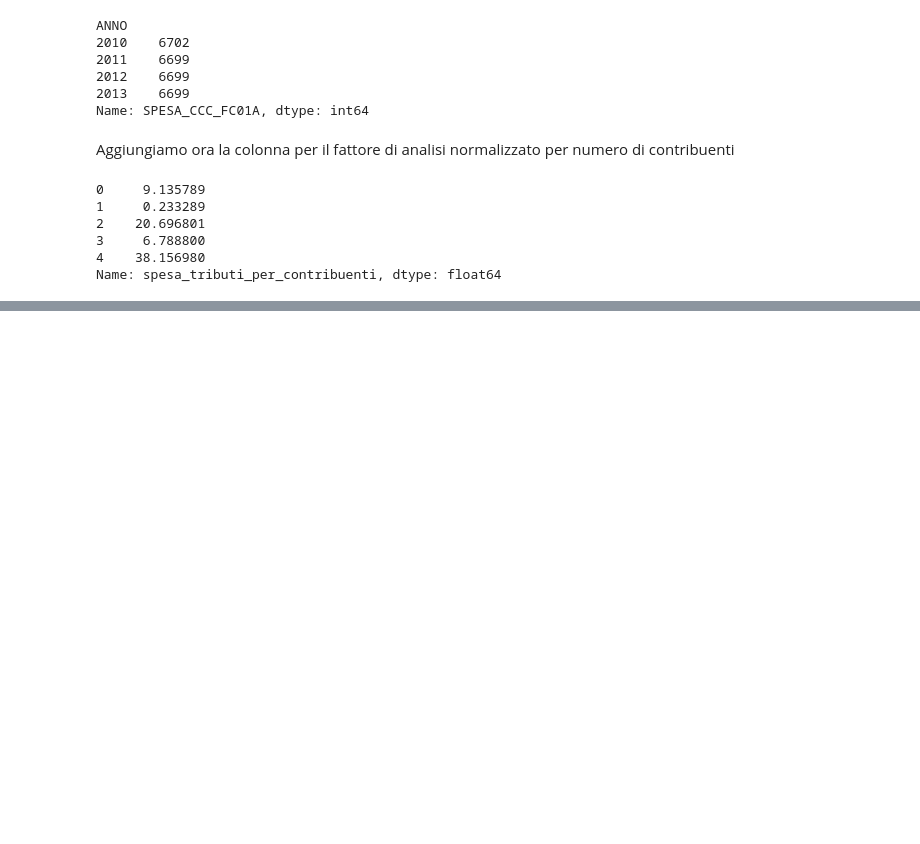
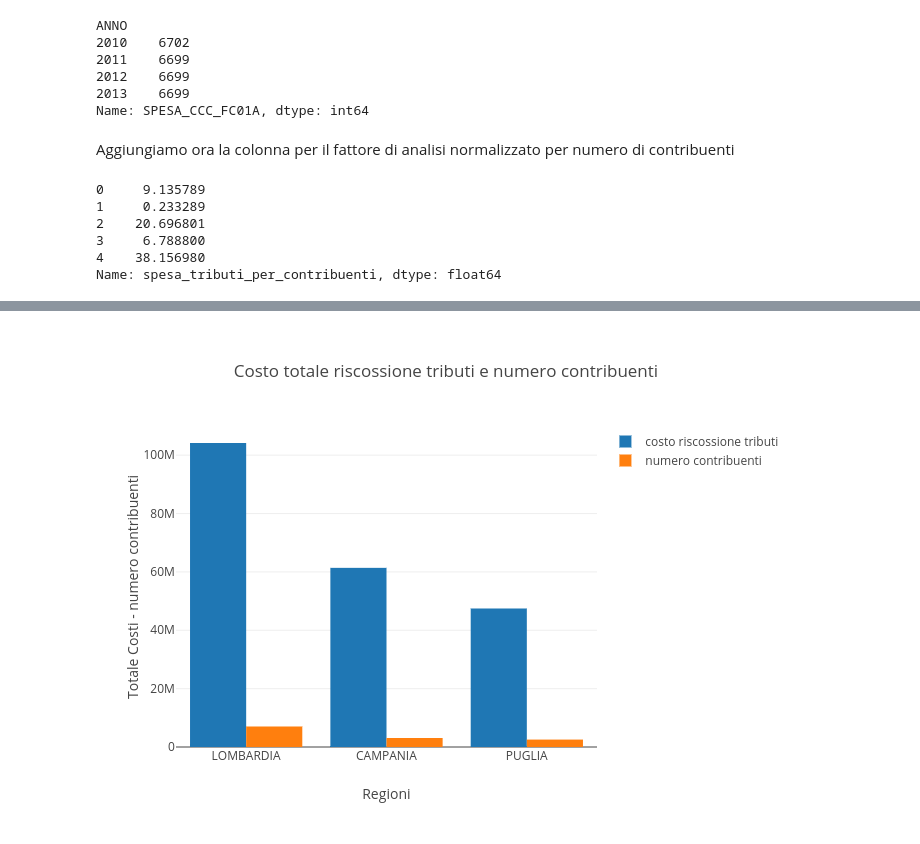
Before and after one commit to teamdigitale/daf-data-science, a Jupyter notebook: opencivitas/analisi riscossione tributi.ipynb, the cells around one changed output, grey strips where cells are left out. Cells and saved outputs as stored; diff of their text form; code cells hidden in the pictures; blank space fills up the shorter version.

```diff
--- a/opencivitas/analisi riscossione tributi.ipynb
+++ b/opencivitas/analisi riscossione tributi.ipynb
@@ -113,0 +145,35 @@ display(x,y)
+# %%
+# mediamo sul numero degli anni in analisi
+df_regione_sum = df.groupby(df.Regione).sum() / 4
+
+fattori_analisi = [fattore, tot_contribuenti]
+regioni_interesse = ['PUGLIA','LOMBARDIA','CAMPANIA']
+
+df_tributi_contribuenti = df_regione_sum[fattori_analisi]
+
+df_regioni_interesse = df_tributi_contribuenti.loc[regioni_interesse,:]
+df_regioni_interesse = df_regioni_interesse.sort_values(tot_contribuenti, ascending=False)
+# %%
+data = [
+    go.Bar(x=df_regioni_interesse.index, y=df_regioni_interesse[fattore], name='costo riscossione tributi'),
+    go.Bar(x=df_regioni_interesse.index, y=df_regioni_interesse[tot_contribuenti], name='numero contribuenti'),
+]
+
+layout = go.Layout(
+    title='Costo totale riscossione tributi e numero contribuenti',
+    xaxis=dict(
+        title='Regioni',
+    ),
+    yaxis=dict(
+        title='Totale Costi - numero contribuenti',
+    )
+)
+fig = go.Figure(data=data, layout=layout)
+# %%
+py.iplot(fig)
+
+fig_path = 'imgs/totale_riscossione_tributi.png'
+py_on.image.save_as(fig, filename=fig_path)
+x = Image(fig_path)
+display(x)
+# %% [output]
@@ -113,0 +181 @@ display(x,y)
+[figure, added]
```
Also changed, not shown: parts of 34 cells of this notebook, 10 other files.
